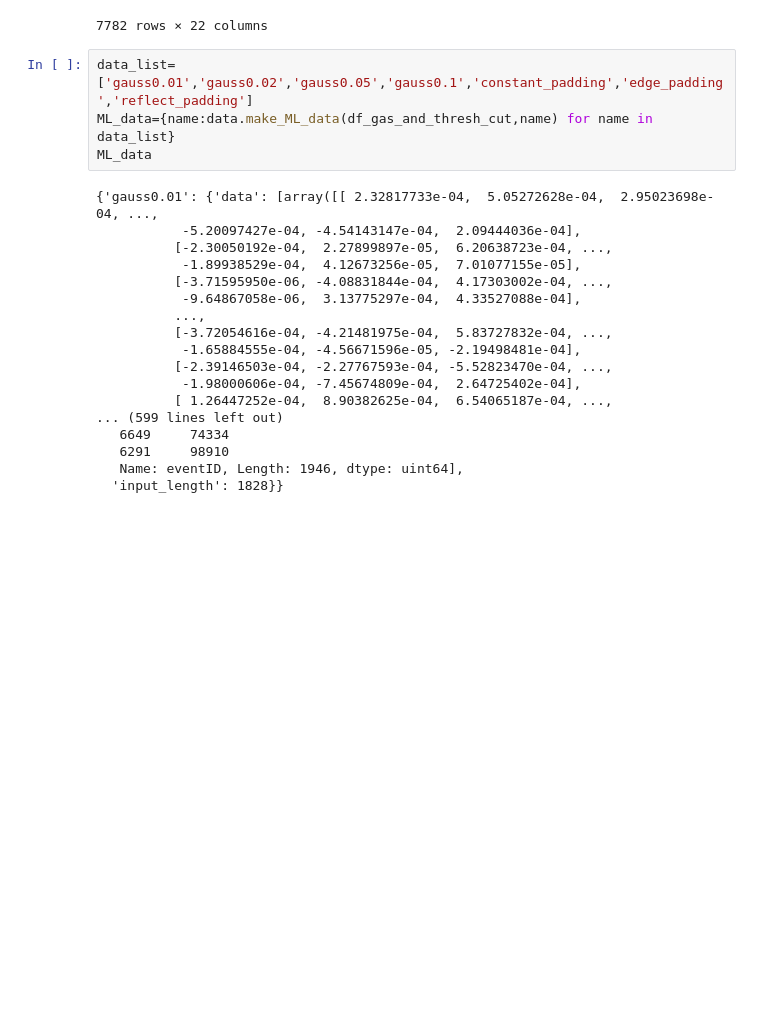
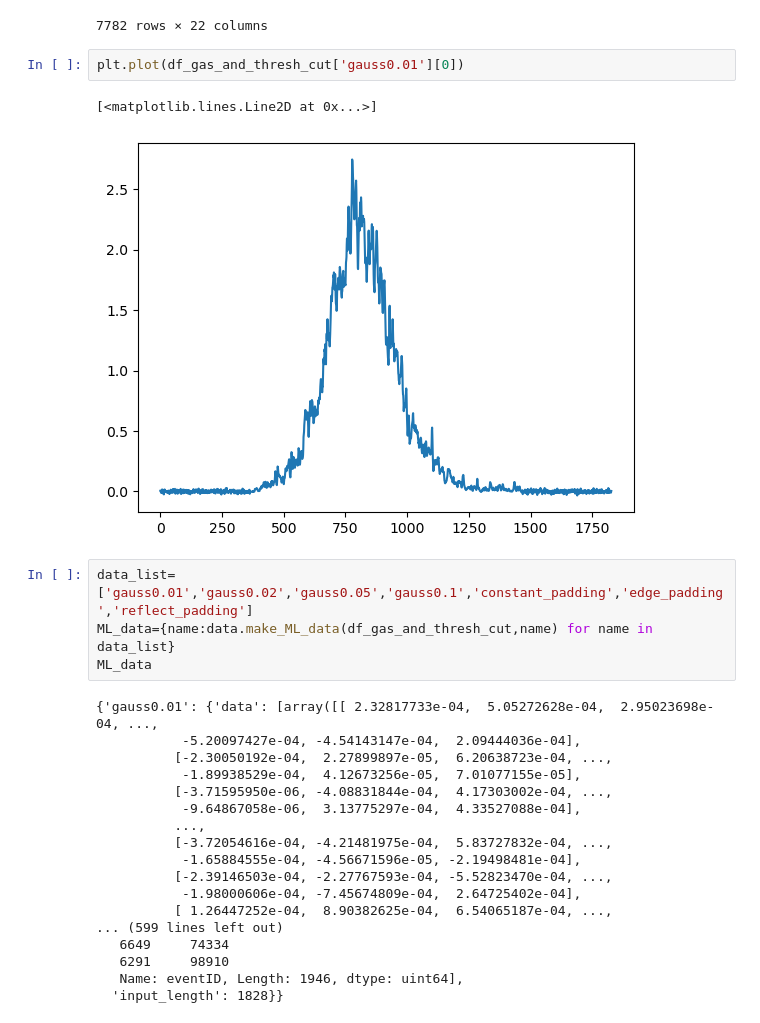
Before and after one commit to ruadhrimcdougall/DarkMatterML, a Jupyter notebook: CNN Analysis/02_padded_CNN.ipynb, the cells around one changed output. Saved outputs shown, nothing was run; the diff lists cells and outputs as text; blank space fills up the shorter version.

```diff
--- a/CNN Analysis/02_padded_CNN.ipynb
+++ b/CNN Analysis/02_padded_CNN.ipynb
@@ -290,6 +290,11 @@ data.pad_waveforms(df_gas_and_thresh_cut,padding_name='reflect_padding',padding_
 | 7780 | 8172 | 147503 | [-2111.0, -2101.0, -2091.0, -2081... | [-0.0008873855695128441, -0.00126... | 732 | 7758.470215 | 3.579236 | 164.828345 | 16.095205 | -3.257038 | ... |
 | 7781 | 8172 | 148285 | [-2511.0, -2501.0, -2491.0, -2481... | [-0.0029171090573072433, -0.00218... | 925 | 5532.540527 | 1.211874 | 117.538571 | -12.368261 | 35.530258 | ... |
 7782 rows × 22 columns
+# %%
+plt.plot(df_gas_and_thresh_cut['gauss0.01'][0])
+# %% [output]
+[<matplotlib.lines.Line2D at 0x...>]
+[figure, added]
 # %%
 data_list=['gauss0.01','gauss0.02','gauss0.05','gauss0.1','constant_padding','edge_padding','reflect_padding']
 ML_data={name:data.make_ML_data(df_gas_and_thresh_cut,name) for name in data_list}
```
Also changed, not shown: 10 other files.
